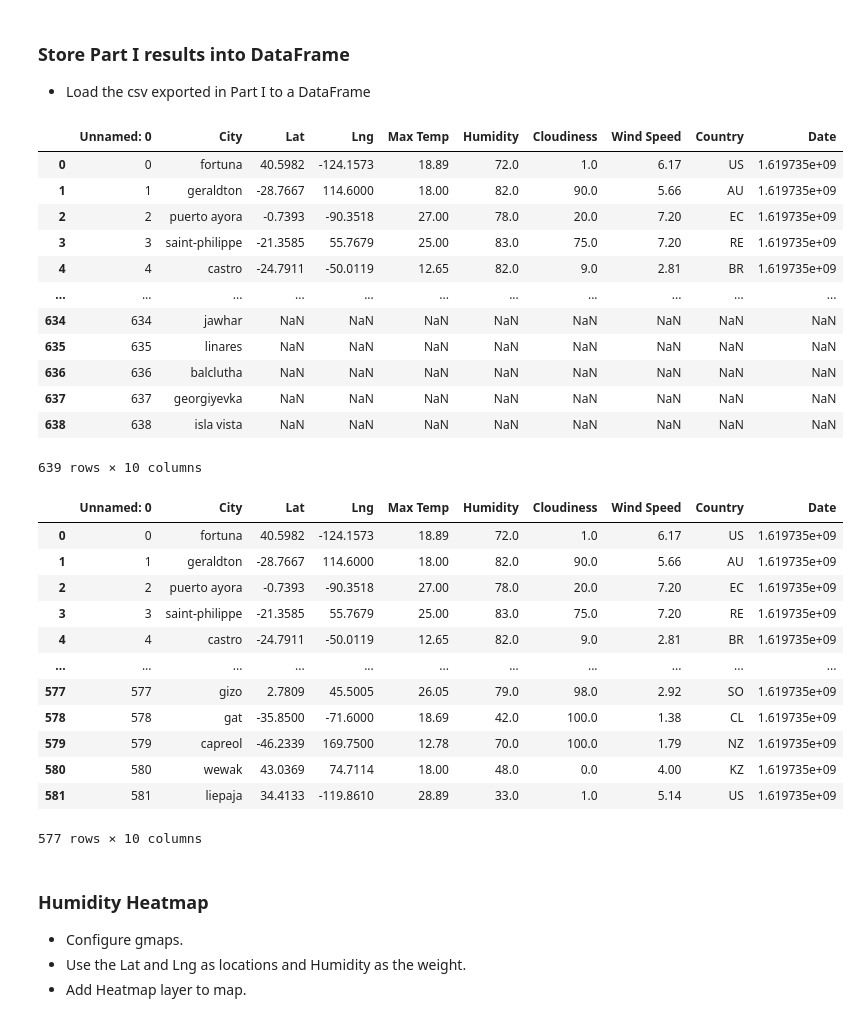
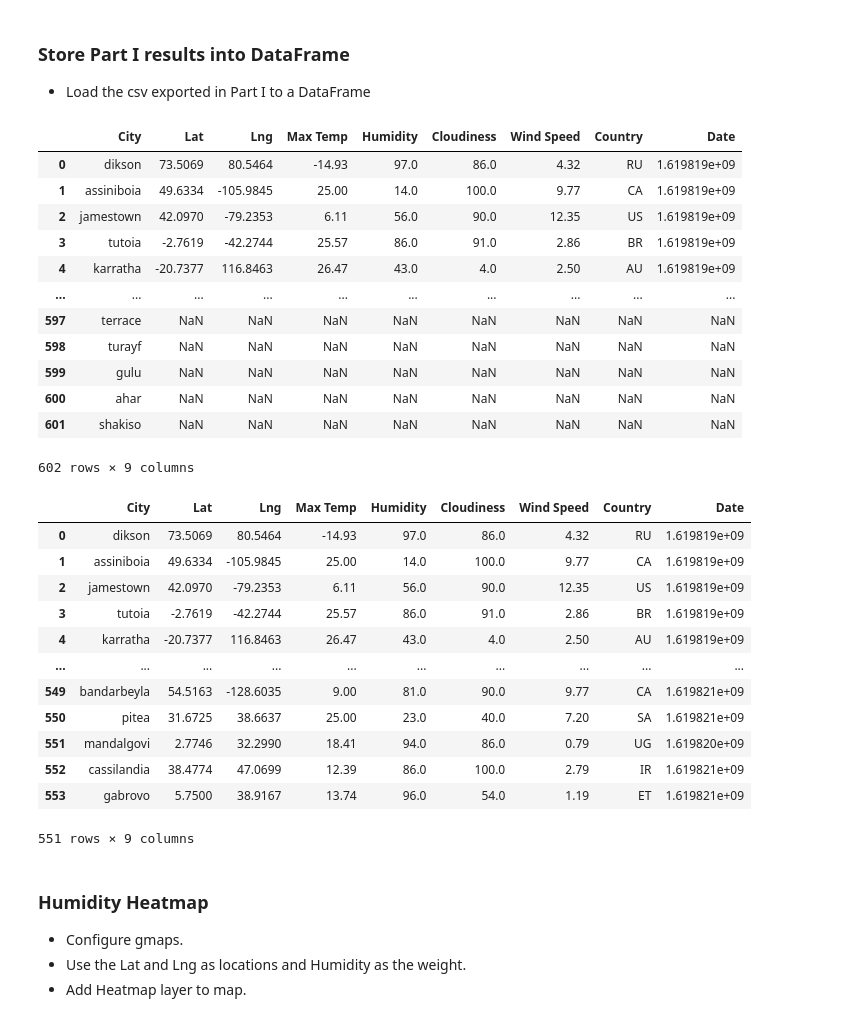
Before and after one commit to JoseH-Git/python-api-challenge, a Jupyter notebook: VacationPy/VacationPy.ipynb, the cells around one changed output. Drawn from its saved outputs; the diff is of its cells as text; code cells hidden in the pictures.

```diff
--- a/VacationPy/VacationPy.ipynb
+++ b/VacationPy/VacationPy.ipynb
@@ -21,38 +21,39 @@ from api_keys import g_key
 ### Store Part I results into DataFrame
 * Load the csv exported in Part I to a DataFrame
 # %%
-vacation_df = pd.read_csv('../WeatherPy/WeatherPy.csv')
+vacation_df = pd.read_csv('../WeatherPy\output_data/WeatherPy.csv')
+del vacation_df['Unnamed: 0']
 vacation_df
 # %% [output]
-|  | Unnamed: 0 | City | Lat | Lng | Max Temp | Humidity | Cloudiness | Wind Speed | Country | Date |
-| 0 | 0 | fortuna | 40.5982 | -124.1573 | 18.89 | 72.0 | 1.0 | 6.17 | US | 1.619735e+09 |
-| 1 | 1 | geraldton | -28.7667 | 114.6000 | 18.00 | 82.0 | 90.0 | 5.66 | AU | 1.619735e+09 |
-| 2 | 2 | puerto ayora | -0.7393 | -90.3518 | 27.00 | 78.0 | 20.0 | 7.20 | EC | 1.619735e+09 |
-| 3 | 3 | saint-philippe | -21.3585 | 55.7679 | 25.00 | 83.0 | 75.0 | 7.20 | RE | 1.619735e+09 |
-| 4 | 4 | castro | -24.7911 | -50.0119 | 12.65 | 82.0 | 9.0 | 2.81 | BR | 1.619735e+09 |
-| ... | ... | ... | ... | ... | ... | ... | ... | ... | ... | ... |
-| 634 | 634 | jawhar | NaN | NaN | NaN | NaN | NaN | NaN | NaN | NaN |
-| 635 | 635 | linares | NaN | NaN | NaN | NaN | NaN | NaN | NaN | NaN |
-| 636 | 636 | balclutha | NaN | NaN | NaN | NaN | NaN | NaN | NaN | NaN |
-| 637 | 637 | georgiyevka | NaN | NaN | NaN | NaN | NaN | NaN | NaN | NaN |
-| 638 | 638 | isla vista | NaN | NaN | NaN | NaN | NaN | NaN | NaN | NaN |
+|  | City | Lat | Lng | Max Temp | Humidity | Cloudiness | Wind Speed | Country | Date |
+| 0 | dikson | 73.5069 | 80.5464 | -14.93 | 97.0 | 86.0 | 4.32 | RU | 1.619819e+09 |
+| 1 | assiniboia | 49.6334 | -105.9845 | 25.00 | 14.0 | 100.0 | 9.77 | CA | 1.619819e+09 |
+| 2 | jamestown | 42.0970 | -79.2353 | 6.11 | 56.0 | 90.0 | 12.35 | US | 1.619819e+09 |
+| 3 | tutoia | -2.7619 | -42.2744 | 25.57 | 86.0 | 91.0 | 2.86 | BR | 1.619819e+09 |
+| 4 | karratha | -20.7377 | 116.8463 | 26.47 | 43.0 | 4.0 | 2.50 | AU | 1.619819e+09 |
+| ... | ... | ... | ... | ... | ... | ... | ... | ... | ... |
+| 597 | terrace | NaN | NaN | NaN | NaN | NaN | NaN | NaN | NaN |
+| 598 | turayf | NaN | NaN | NaN | NaN | NaN | NaN | NaN | NaN |
+| 599 | gulu | NaN | NaN | NaN | NaN | NaN | NaN | NaN | NaN |
+| 600 | ahar | NaN | NaN | NaN | NaN | NaN | NaN | NaN | NaN |
+| 601 | shakiso | NaN | NaN | NaN | NaN | NaN | NaN | NaN | NaN |
-639 rows × 10 columns
+602 rows × 9 columns
 # %%
 vacation_df.dropna()
 # %% [output]
-|  | Unnamed: 0 | City | Lat | Lng | Max Temp | Humidity | Cloudiness | Wind Speed | Country | Date |
-| 0 | 0 | fortuna | 40.5982 | -124.1573 | 18.89 | 72.0 | 1.0 | 6.17 | US | 1.619735e+09 |
-| 1 | 1 | geraldton | -28.7667 | 114.6000 | 18.00 | 82.0 | 90.0 | 5.66 | AU | 1.619735e+09 |
-| 2 | 2 | puerto ayora | -0.7393 | -90.3518 | 27.00 | 78.0 | 20.0 | 7.20 | EC | 1.619735e+09 |
-| 3 | 3 | saint-philippe | -21.3585 | 55.7679 | 25.00 | 83.0 | 75.0 | 7.20 | RE | 1.619735e+09 |
-| 4 | 4 | castro | -24.7911 | -50.0119 | 12.65 | 82.0 | 9.0 | 2.81 | BR | 1.619735e+09 |
-| ... | ... | ... | ... | ... | ... | ... | ... | ... | ... | ... |
-| 577 | 577 | gizo | 2.7809 | 45.5005 | 26.05 | 79.0 | 98.0 | 2.92 | SO | 1.619735e+09 |
-| 578 | 578 | gat | -35.8500 | -71.6000 | 18.69 | 42.0 | 100.0 | 1.38 | CL | 1.619735e+09 |
-| 579 | 579 | capreol | -46.2339 | 169.7500 | 12.78 | 70.0 | 100.0 | 1.79 | NZ | 1.619735e+09 |
-| 580 | 580 | wewak | 43.0369 | 74.7114 | 18.00 | 48.0 | 0.0 | 4.00 | KZ | 1.619735e+09 |
-| 581 | 581 | liepaja | 34.4133 | -119.8610 | 28.89 | 33.0 | 1.0 | 5.14 | US | 1.619735e+09 |
+|  | City | Lat | Lng | Max Temp | Humidity | Cloudiness | Wind Speed | Country | Date |
+| 0 | dikson | 73.5069 | 80.5464 | -14.93 | 97.0 | 86.0 | 4.32 | RU | 1.619819e+09 |
+| 1 | assiniboia | 49.6334 | -105.9845 | 25.00 | 14.0 | 100.0 | 9.77 | CA | 1.619819e+09 |
+| 2 | jamestown | 42.0970 | -79.2353 | 6.11 | 56.0 | 90.0 | 12.35 | US | 1.619819e+09 |
+| 3 | tutoia | -2.7619 | -42.2744 | 25.57 | 86.0 | 91.0 | 2.86 | BR | 1.619819e+09 |
+| 4 | karratha | -20.7377 | 116.8463 | 26.47 | 43.0 | 4.0 | 2.50 | AU | 1.619819e+09 |
+| ... | ... | ... | ... | ... | ... | ... | ... | ... | ... |
+| 549 | bandarbeyla | 54.5163 | -128.6035 | 9.00 | 81.0 | 90.0 | 9.77 | CA | 1.619821e+09 |
+| 550 | pitea | 31.6725 | 38.6637 | 25.00 | 23.0 | 40.0 | 7.20 | SA | 1.619821e+09 |
+| 551 | mandalgovi | 2.7746 | 32.2990 | 18.41 | 94.0 | 86.0 | 0.79 | UG | 1.619820e+09 |
+| 552 | cassilandia | 38.4774 | 47.0699 | 12.39 | 86.0 | 100.0 | 2.79 | IR | 1.619821e+09 |
+| 553 | gabrovo | 5.7500 | 38.9167 | 13.74 | 96.0 | 54.0 | 1.19 | ET | 1.619821e+09 |
-577 rows × 10 columns
+551 rows × 9 columns
 # %% [markdown]
 ### Humidity Heatmap
 * Configure gmaps.
```
Also changed, not shown: parts of 3 cells of this notebook, 23 other files.
